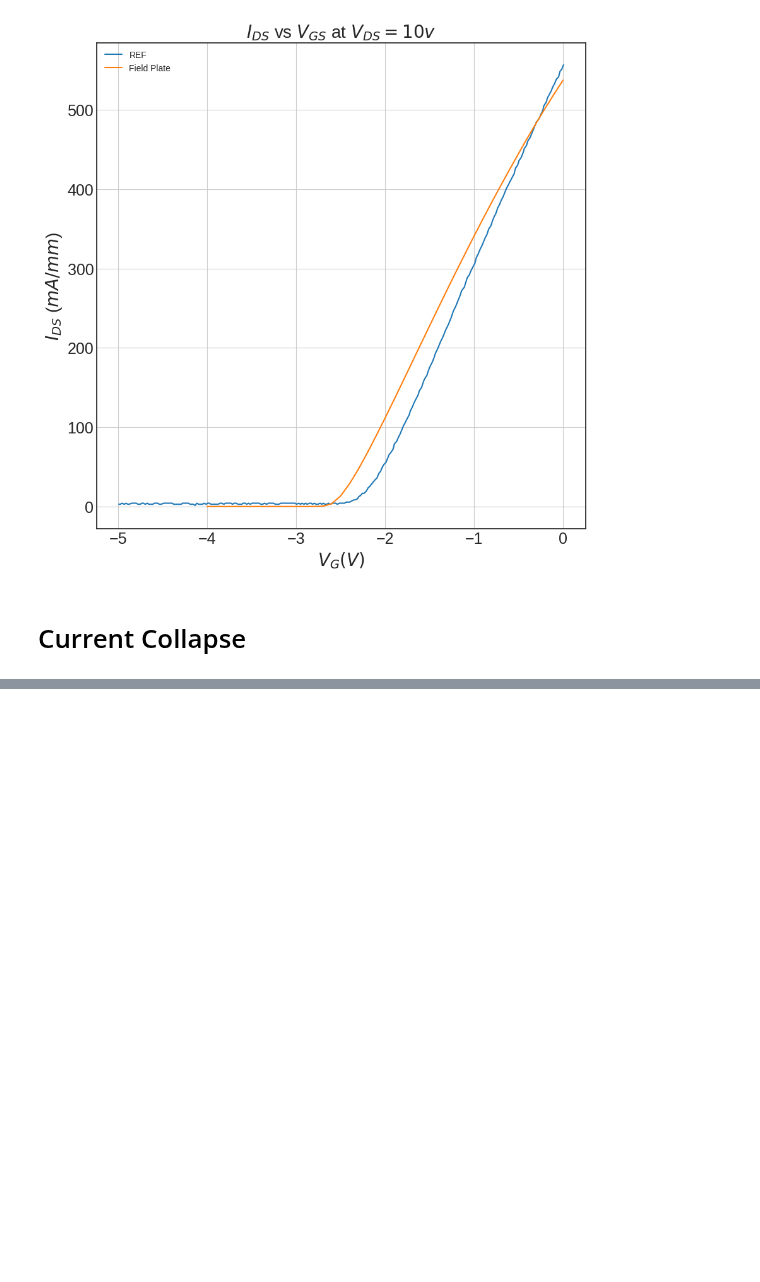
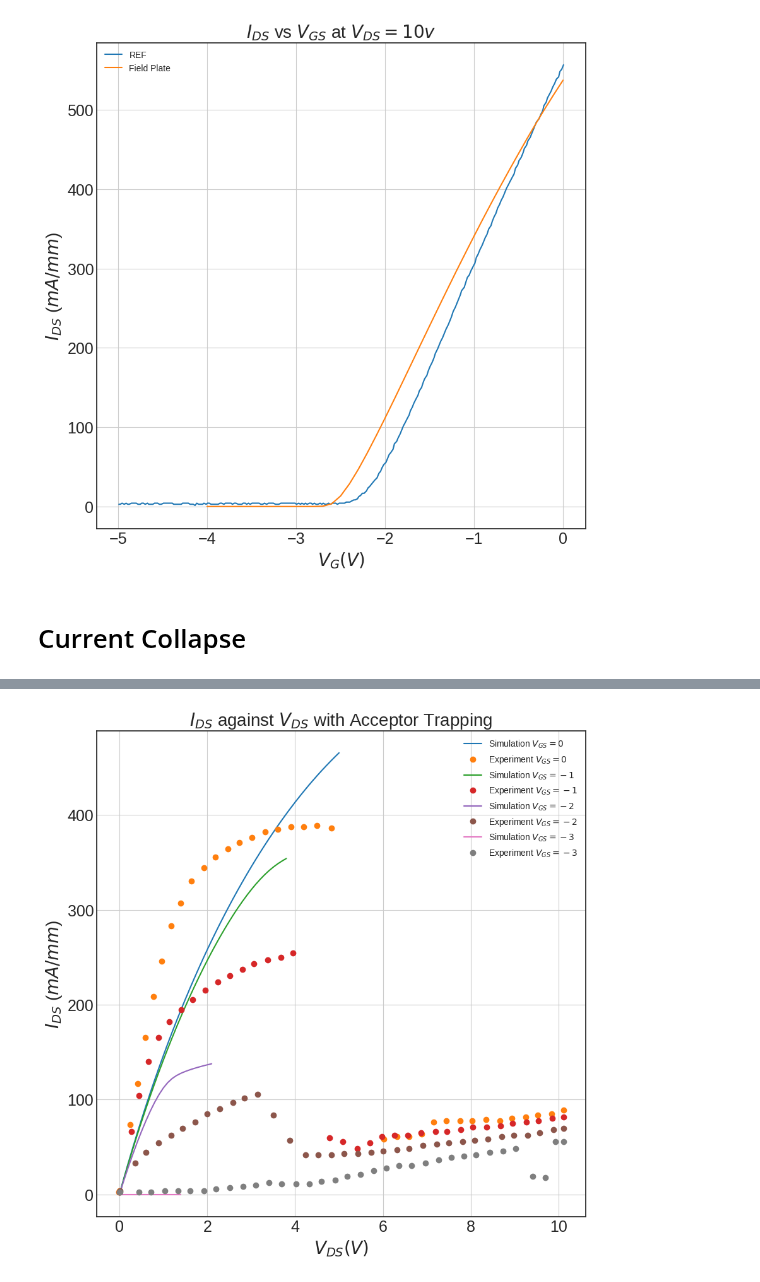
Before and after one commit to IanStafford/banjo-wombat, a Jupyter notebook: allNit/figures.ipynb, the cells around one changed output, grey strips where cells are left out. Cells and saved outputs as stored; diff of their text form; code cells hidden in the pictures; blank space fills up the shorter version.

Commit message:
experimental data import

```diff
--- a/allNit/figures.ipynb
+++ b/allNit/figures.ipynb
@@ -176,0 +177,65 @@ plt.show()
+# %%
+'''
+REF_mat = loadmat("/home/staffian/banjo-wombat/allNit/figures/13 REF.mat")
+
+# print(REF_mat.keys())
+# print(REF_mat['Expression1'][0])
+REF_IV_minus3 = REF_mat['Expression1'][0]
+REF_IV_minus2 = REF_mat['Expression1'][1]
+REF_IV_minus1 = REF_mat['Expression1'][2]
+REF_IV_0 = REF_mat['Expression1'][3]
+plt.figure(figsize=[10,10]);
+plt.plot(Vd_0, Ids_0, label="Simulation $V_{GS}=0$");
+plt.plot(REF_IV_0[:,0], REF_IV_0[:,1], 'o', label="Experiment $V_{GS}=0$");
+plt.plot(Vd_1, Ids_1, label="Simulation $V_{GS}=-1$");
+plt.plot(REF_IV_minus1[:,0], REF_IV_minus1[:,1], 'o', label="Experiment $V_{GS}=-1$");
+plt.plot(Vd_2, Ids_2, label="Simulation $V_{GS}=-2$");
+plt.plot(REF_IV_minus2[:,0], REF_IV_minus2[:,1], 'o', label="Experiment $V_{GS}=-2$");
+plt.plot(Vd_3, Ids_3, label="Simulation $V_{GS}=-3$");
+plt.plot(REF_IV_minus3[:,0], REF_IV_minus3[:,1], 'o', label="Experiment $V_{GS}=-3$");
+plt.title("$I_{DS}$ against $V_{DS}$ with Acceptor Trapping", fontsize=20);
+plt.xlabel("$V_{DS} (V)$", fontsize=20);
+plt.ylabel("$I_{DS}$ (${mA}/{mm}$)", fontsize=20);
+plt.xticks(fontsize = 18)
+plt.yticks(fontsize = 18)
+plt.grid(True);
+plt.legend();
+'''
+
+DC4_mat = loadmat("/home/staffian/banjo-wombat/allNit/figures/4 DC4.mat")
+
+# print(DC4_mat.keys())
+# print(DC4_mat['Expression1'][0])
+DC4_IV_minus3 = DC4_mat['Expression1'][1]
+DC4_IV_minus2 = DC4_mat['Expression1'][2]
+DC4_IV_minus1 = DC4_mat['Expression1'][3]
+DC4_IV_0 = DC4_mat['Expression1'][4]
+DC4_IV_1 = DC4_mat['Expression1'][5]
+DC4_IV_2 = DC4_mat['Expression1'][6]
+DC4_IV_3 = DC4_mat['Expression1'][7]
+plt.figure(figsize=[10,10]);
+'''
+plt.plot(Vd_3, Ids_3, label="Simulation $V_{GS}=3$");
+plt.plot(DC4_IV_3[:,0], DC4_IV_3[:,1], 'o', label="Experiment $V_{GS}=3$");
+plt.plot(Vd_2, Ids_2, label="Simulation $V_{GS}=2$");
+plt.plot(DC4_IV_2[:,0], DC4_IV_2[:,1], 'o', label="Experiment $V_{GS}=2$");
+plt.plot(Vd_1, Ids_1, label="Simulation $V_{GS}=1$");
+plt.plot(DC4_IV_1[:,0], DC4_IV_1[:,1], 'o', label="Experiment $V_{GS}=1$");
+'''
+plt.plot(Vd_0, Ids_0, label="Simulation $V_{GS}=0$");
+plt.plot(DC4_IV_0[:,0], DC4_IV_0[:,1], 'o', label="Experiment $V_{GS}=0$");
+plt.plot(Vd_m1, Ids_m1, label="Simulation $V_{GS}=-1$");
+plt.plot(DC4_IV_minus1[:,0], DC4_IV_minus1[:,1], 'o', label="Experiment $V_{GS}=-1$");
+plt.plot(Vd_m2, Ids_m2, label="Simulation $V_{GS}=-2$");
+plt.plot(DC4_IV_minus2[:,0], DC4_IV_minus2[:,1], 'o', label="Experiment $V_{GS}=-2$");
+plt.plot(Vd_m3, Ids_m3, label="Simulation $V_{GS}=-3$");
+plt.plot(DC4_IV_minus3[:,0], DC4_IV_minus3[:,1], 'o', label="Experiment $V_{GS}=-3$");
+plt.title("$I_{DS}$ against $V_{DS}$ with Acceptor Trapping", fontsize=20);
+plt.xlabel("$V_{DS} (V)$", fontsize=20);
+plt.ylabel("$I_{DS}$ (${mA}/{mm}$)", fontsize=20);
+plt.xticks(fontsize = 18)
+plt.yticks(fontsize = 18)
+plt.grid(True);
+plt.legend();
+# %% [output]
+[figure, added]
```
Also changed, not shown: parts of 2 cells of this notebook, 40 other files.
